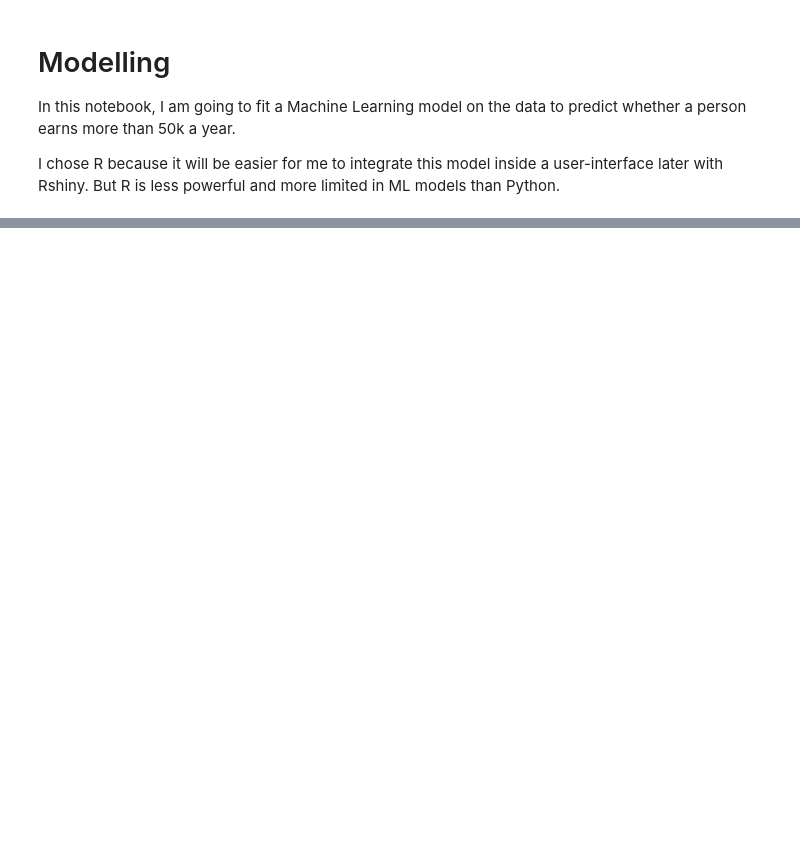
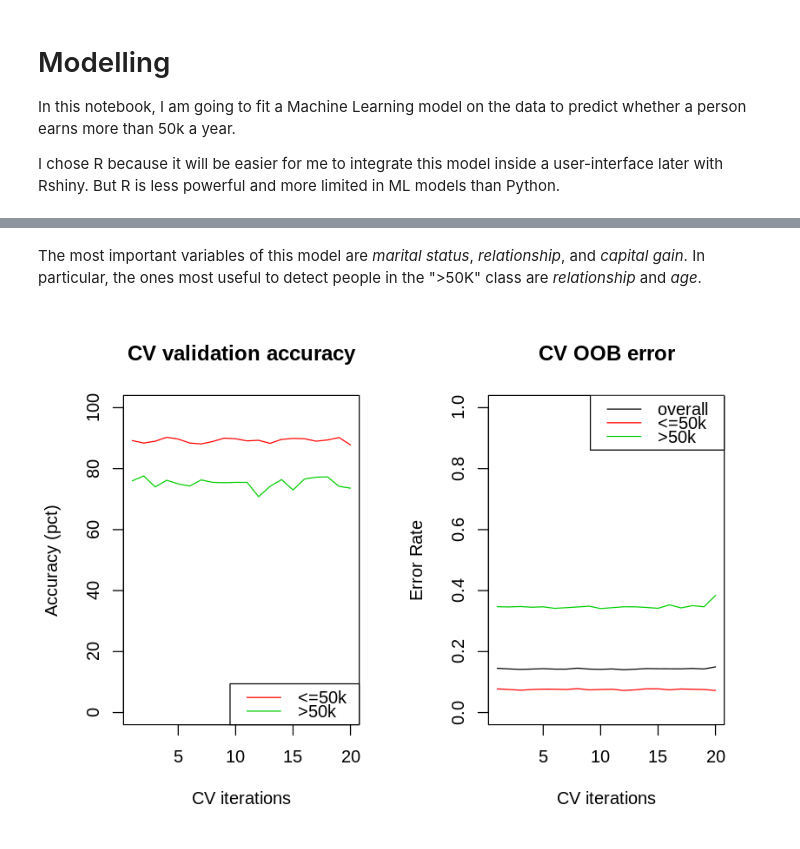
Before and after one commit to MaudBoucherit/donor_detection, a Jupyter notebook: notebooks/model_detection.ipynb, the cells around one changed output, grey strips where cells are left out. Drawn from its saved outputs; the diff is of its cells as text; code cells hidden in the pictures; blank space fills up the shorter version.

Commit message:
Train and save a classification model

```diff
--- a/notebooks/model_detection.ipynb
+++ b/notebooks/model_detection.ipynb
@@ -15,7 +34,6 @@ col_names <- c('age','workclass','fnlwgt','education','education-num','marital-s
 
 train <- read.csv('../data/adult.data', col.names = col_names, strip.white = TRUE)
 train[train == '?'] <- NA
-train <- train[!is.na(train), ]
 
-test <- read.csv('../data/adult.test', col.names = col_names, strip.white = TRUE, skip = 1)
-test[test == '?'] <- NA
+train$fnlwgt <- NULL; train$education.num <- NULL
+train <- train[complete.cases(train), ]
@@ -94,3 +39,0 @@ transform <- function(df, impute_file = 'utils/impute.rda') {
-# %%
-## To re-balanced the data
-train <- train %>% rbind(train[train$class == '>50K', ])
@@ -96,0 +42,7 @@ train <- train %>% rbind(train[train$class == '>50K', ])
+# %%
+## Fit a Random Forest
+rf <- randomForest(select(train, -class), train$class, ntree = 80, block.size = 1, importance = T, na.action = na.omit)
+rf.cv <- rf.crossValidation(rf, xdata = select(train, -class), n = 20, ntree = 80)
+
+# Variables importance
+rf$importance[order(rf$importance[, 3], decreasing = TRUE),]
@@ -96,0 +64,12 @@ train <- train %>% rbind(train[train$class == '>50K', ])
+# %% [markdown]
+The most important variables of this model are *marital status*, *relationship*, and *capital gain*. In particular, the ones most useful to detect people in the ">50K" class are *relationship* and *age*.
+# %%
+# Plot cross validation verses model producers accuracy
+par(mfrow=c(1,2))
+matplot(rf.cv$cross.validation$cv.producers.accuracy, type = 'l', lty = 1, col = 2:3, ylim = c(0, 100), xlab = 'CV iterations', ylab = 'Accuracy (pct)', main = 'CV validation accuracy')
+legend('bottomright', legend = c('<=50k', '>50k'), col = 2:3, lty = 1)
+
+matplot(rf.cv$cross.validation$cv.oob[ , 1:3], type = 'l', lty = 1, col = 1:3, ylim = c(0, 1), xlab = 'CV iterations', ylab = 'Error Rate', main = 'CV OOB error')
+legend('topright', legend = c('overall', '<=50k', '>50k'), col = 1:3, lty = 1)
+# %% [output]
+[figure, added]
```
Also changed, not shown: parts of 17 cells of this notebook, 3 other files.
